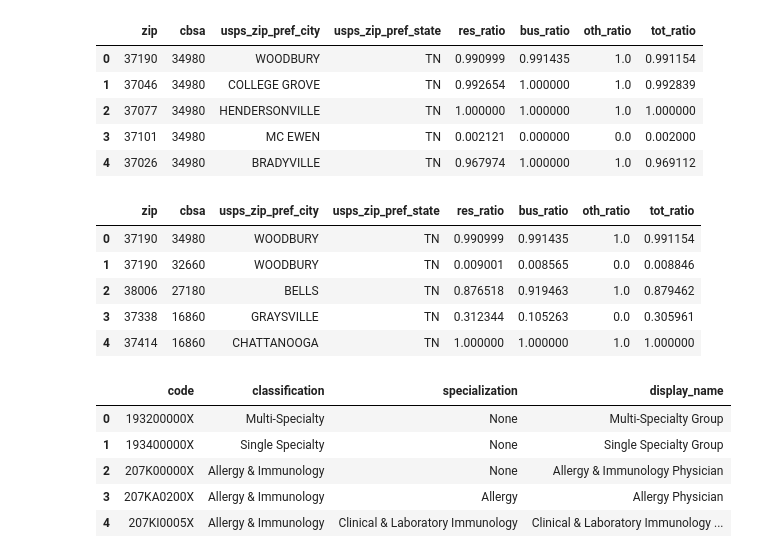
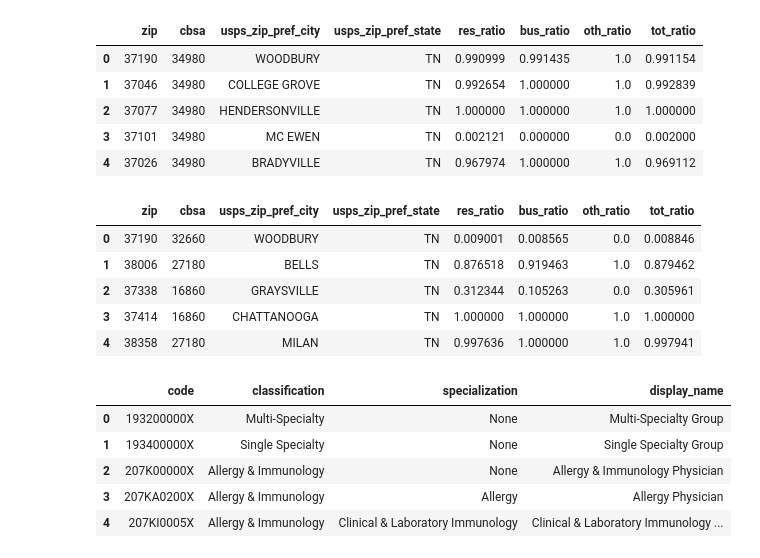
Before and after one commit to nss-data-science-cohort-5/hop_team-hot_pretzels, a Jupyter notebook: hop_teaming_EDA_JG.ipynb, the cells around one changed output. Cells and saved outputs as stored; diff of their text form; code cells hidden in the pictures.

```diff
--- a/hop_teaming_EDA_JG.ipynb
+++ b/hop_teaming_EDA_JG.ipynb
@@ -147,7 +297,18 @@ hop_team.head()
 | 3 | 1962528539 | 1003000217 | 308 | 412 | 0.000 | 0.000 |
 | 4 | 1548451677 | 1003000274 | 64 | 76 | 35.803 | 42.841 |
 # %%
-query = '''SELECT * FROM cbsa WHERE cbsa = 34980'''
+query = '''
+SELECT CAST(zip as TEXT) as zip,
+cbsa,
+usps_zip_pref_city,
+usps_zip_pref_state,
+res_ratio,
+bus_ratio,
+oth_ratio,
+tot_ratio
+FROM cbsa
+WHERE cbsa = 34980
+'''
 with sqlite3.connect('data/hop_team.sqlite') as db:
     nash_cbsa = pd.read_sql(query,db)
 db.close()
@@ -160,31 +321,38 @@ nash_cbsa.head()
 | 3 | 37101 | 34980 | MC EWEN | TN | 0.002121 | 0.000000 | 0.0 | 0.002000 |
 | 4 | 37026 | 34980 | BRADYVILLE | TN | 0.967974 | 1.000000 | 1.0 | 0.969112 |
 # %%
+#SQL query to create CBSAs that are not the Nashville CBSA
 query = '''
-SELECT *
+SELECT CAST(zip as TEXT) as zip,
+cbsa,
+usps_zip_pref_city,
+usps_zip_pref_state,
+res_ratio,
+bus_ratio,
+oth_ratio,
+tot_ratio
 FROM cbsa
-WHERE cbsa = 34980
-OR cbsa = 17300
+WHERE cbsa = 17300
 OR cbsa = 14540
 OR cbsa = 27180
 OR cbsa = 18260
 OR cbsa = 30280
 OR cbsa = 43180
 OR cbsa = 46100
 OR cbsa = 32660
 OR cbsa = 16860
 '''
 with sqlite3.connect('data/hop_team.sqlite') as db:
-    midTN_cbsa = pd.read_sql(query,db)
+    NotNash_cbsa = pd.read_sql(query,db)
 db.close()
-midTN_cbsa.head()
+NotNash_cbsa.head()
 # %% [output]
 |  | zip | cbsa | usps_zip_pref_city | usps_zip_pref_state | res_ratio | bus_ratio | oth_ratio | tot_ratio |
-| 0 | 37190 | 34980 | WOODBURY | TN | 0.990999 | 0.991435 | 1.0 | 0.991154 |
-| 1 | 37190 | 32660 | WOODBURY | TN | 0.009001 | 0.008565 | 0.0 | 0.008846 |
-| 2 | 38006 | 27180 | BELLS | TN | 0.876518 | 0.919463 | 1.0 | 0.879462 |
-| 3 | 37338 | 16860 | GRAYSVILLE | TN | 0.312344 | 0.105263 | 0.0 | 0.305961 |
-| 4 | 37414 | 16860 | CHATTANOOGA | TN | 1.000000 | 1.000000 | 1.0 | 1.000000 |
+| 0 | 37190 | 32660 | WOODBURY | TN | 0.009001 | 0.008565 | 0.0 | 0.008846 |
+| 1 | 38006 | 27180 | BELLS | TN | 0.876518 | 0.919463 | 1.0 | 0.879462 |
+| 2 | 37338 | 16860 | GRAYSVILLE | TN | 0.312344 | 0.105263 | 0.0 | 0.305961 |
+| 3 | 37414 | 16860 | CHATTANOOGA | TN | 1.000000 | 1.000000 | 1.0 | 1.000000 |
+| 4 | 38358 | 27180 | MILAN | TN | 0.997636 | 1.000000 | 1.0 | 0.997941 |
 # %%
 query = '''
 SELECT code, classification, specialization, display_name
```
Also changed, not shown: parts of 11 cells of this notebook.
